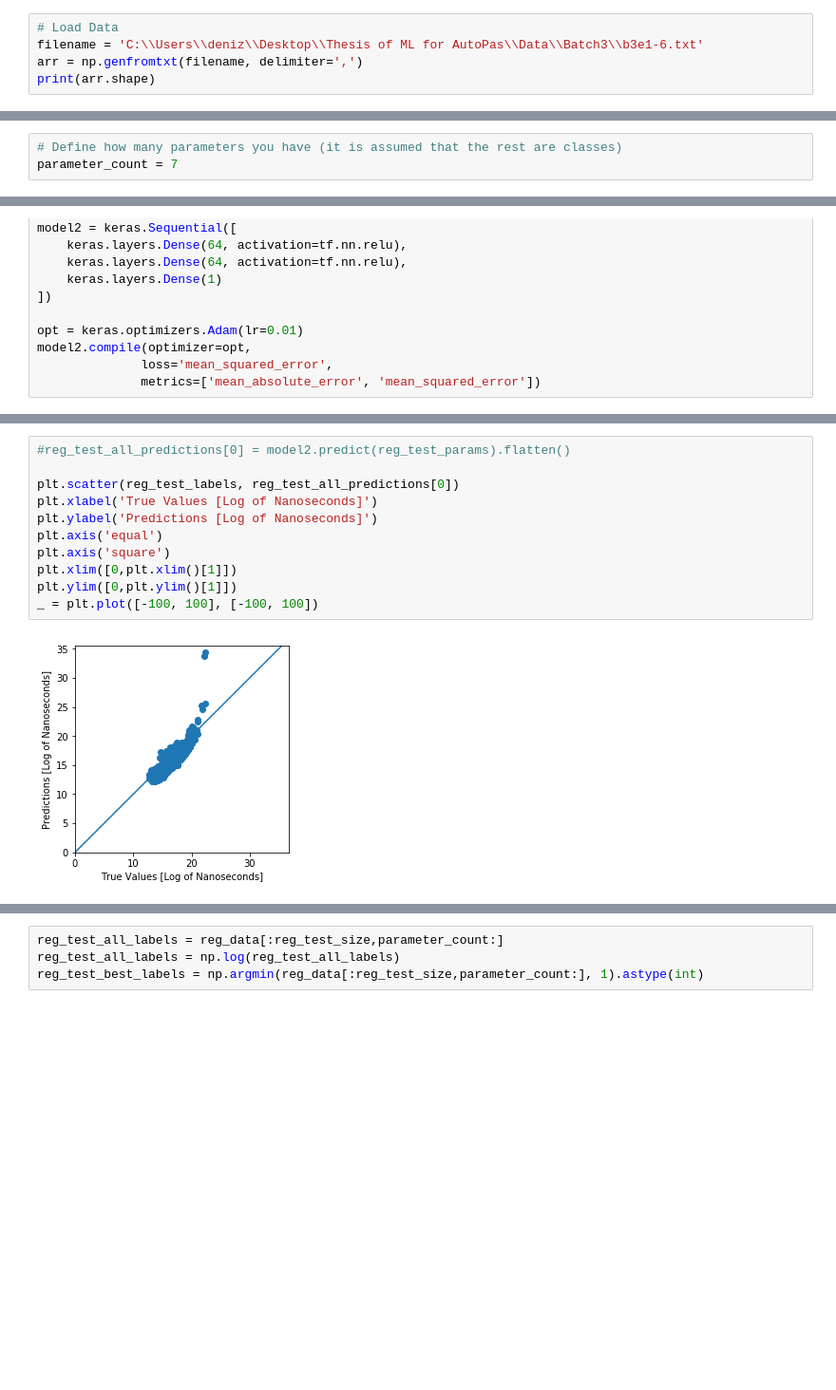
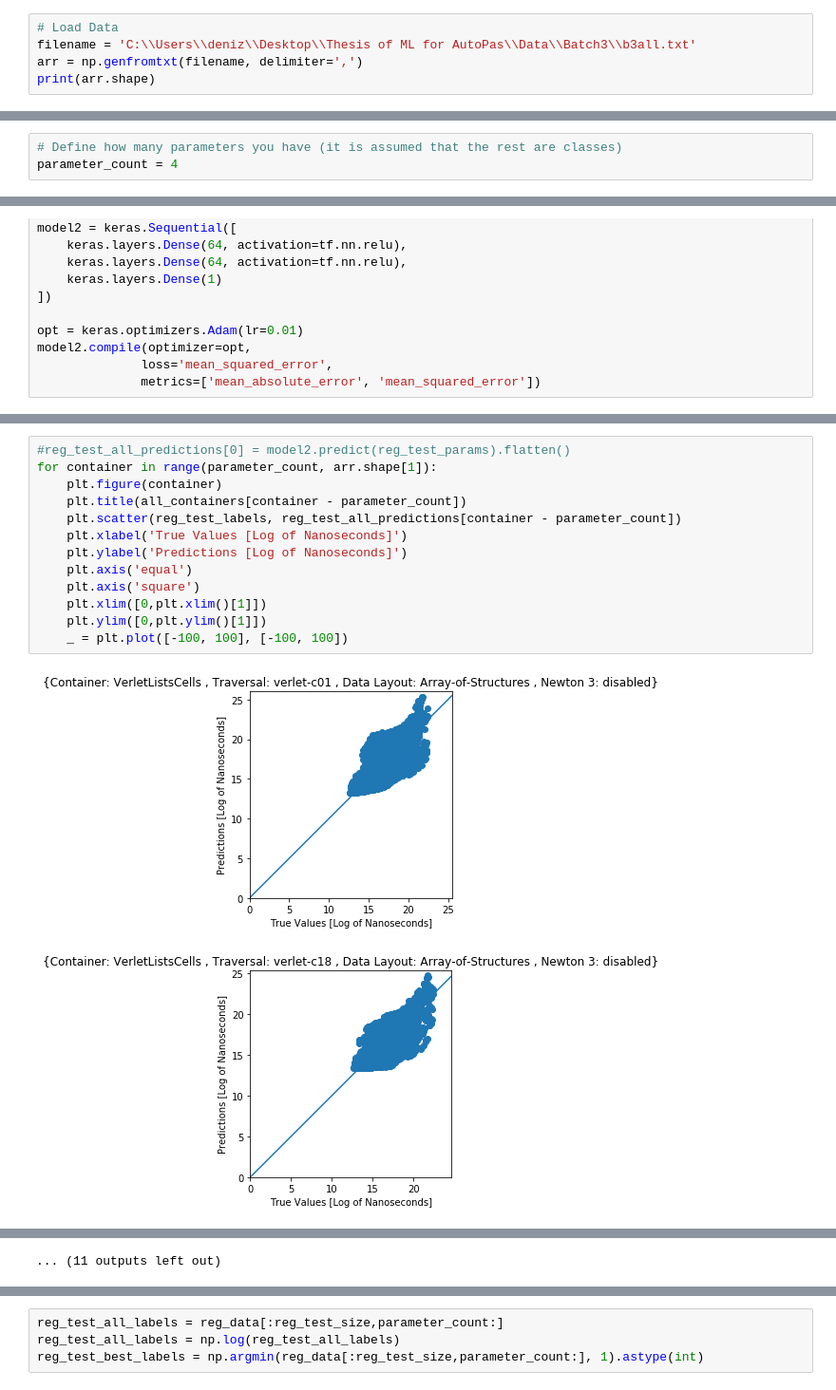
Before and after one commit to AutoPas/AutoPas-ML, a Jupyter notebook: APML.ipynb, the cells around one changed output, grey strips where cells are left out. Shown at 95% size. Drawn from its saved outputs; the diff is of its cells as text; blank space fills up the shorter version.

Commit message:
New experiment added and tested on the notebook, regression plots are now all displayed with a title

```diff
--- a/APML.ipynb
+++ b/APML.ipynb
@@ -16,7 +16,7 @@ tf.enable_eager_execution()
 1.13.1
 # %%
 # Load Data
-filename = 'C:\\Users\\deniz\\Desktop\\Thesis of ML for AutoPas\\Data\\Batch3\\b3e1-6.txt'
+filename = 'C:\\Users\\deniz\\Desktop\\Thesis of ML for AutoPas\\Data\\Batch3\\b3all.txt'
 arr = np.genfromtxt(filename, delimiter=',')
 print(arr.shape)
 # %% [output]
@@ -24,3 +24,3 @@ print(arr.shape)
 # %%
 # Define how many parameters you have (it is assumed that the rest are classes)
-parameter_count = 7
+parameter_count = 4
@@ -320,13 +349,16 @@ Epoch 208/250
 # %%
 #reg_test_all_predictions[0] = model2.predict(reg_test_params).flatten()
-
-plt.scatter(reg_test_labels, reg_test_all_predictions[0])
-plt.xlabel('True Values [Log of Nanoseconds]')
-plt.ylabel('Predictions [Log of Nanoseconds]')
-plt.axis('equal')
-plt.axis('square')
-plt.xlim([0,plt.xlim()[1]])
-plt.ylim([0,plt.ylim()[1]])
-_ = plt.plot([-100, 100], [-100, 100])
+for container in range(parameter_count, arr.shape[1]):
+    plt.figure(container)
+    plt.title(all_containers[container - parameter_count])
+    plt.scatter(reg_test_labels, reg_test_all_predictions[container - parameter_count])
+    plt.xlabel('True Values [Log of Nanoseconds]')
+    plt.ylabel('Predictions [Log of Nanoseconds]')
+    plt.axis('equal')
+    plt.axis('square')
+    plt.xlim([0,plt.xlim()[1]])
+    plt.ylim([0,plt.ylim()[1]])
+    _ = plt.plot([-100, 100], [-100, 100])
 # %% [output]
-[figure, old version]
+[figure, new version]
+[figure, added]
@@ -333,3 +375,4 @@ _ = plt.plot([-100, 100], [-100, 100])
+... (11 outputs left out)
 # %%
 reg_best_predictions = np.argmin(reg_test_all_predictions, 0)
 count = 0
```
Also changed, not shown: parts of 20 cells of this notebook, 2 other files.
